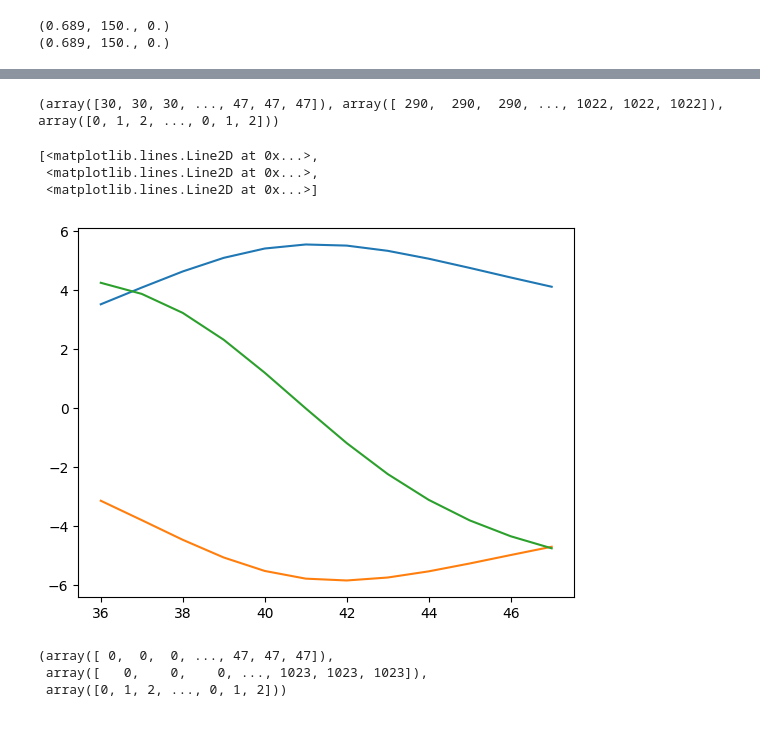
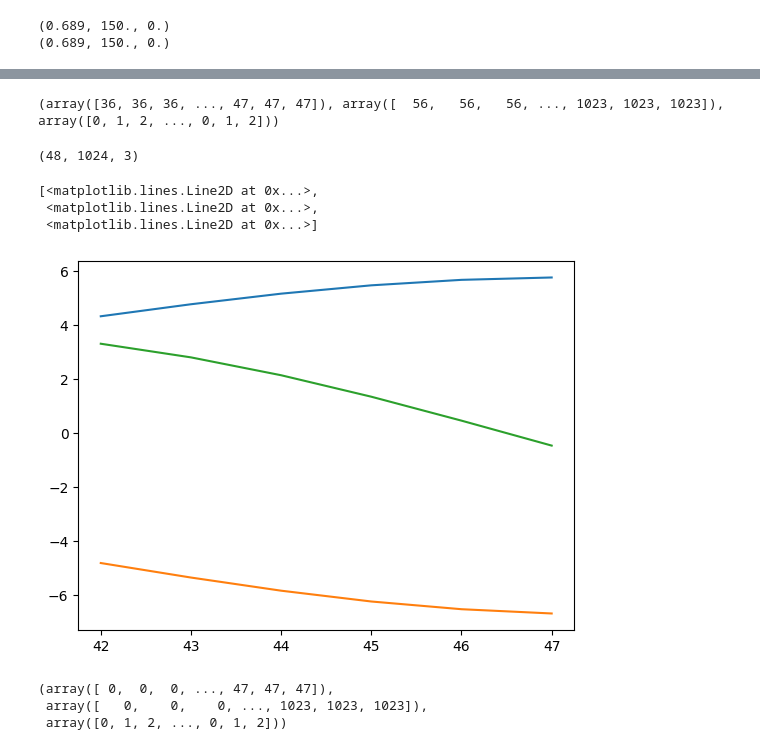
Before and after one commit to helioforecast/py3DCORE_h4c_basic, a Jupyter notebook: insitumag_solo_06092022.ipynb, the cells around one changed output, grey strips where cells are left out. Saved outputs shown, nothing was run; the diff lists cells and outputs as text; code cells hidden in the pictures.

```diff
--- a/insitumag_solo_06092022.ipynb
+++ b/insitumag_solo_06092022.ipynb
@@ -15,15 +15,15 @@ import matplotlib.pyplot as plt
 overwrite = {
     "cme_longitude": {
             "maximum": 180,
-            "minimum": 170
+            "minimum": 175
         },
     "cme_latitude": {
             "maximum": -9,
             "minimum": -10
         },
     "cme_inclination" :{
-            "maximum": 6.5,
-            "minimum": 5.5
+            "maximum": 0.7,
+            "minimum": 0.5
         },
     "cme_diameter_1au" :{
             "maximum": 0.4,
@@ -34,28 +34,28 @@ overwrite = {
             "minimum": 1
         },
     "cme_launch_radius": {
-            "maximum": 15.5,
-            "minimum": 14.5
+            "maximum": 15.0,
+            "minimum": 14.3
         },
     "cme_launch_velocity": {
-            "maximum": 1750,
-            "minimum": 1650
+            "maximum": 1950,
+            "minimum": 1850
         },
     "t_factor": {
-            "maximum": 150,
-            "minimum": 140
+            "maximum": 170,
+            "minimum": 150
         },
     "magnetic_field_strength_1au": {
-            "maximum": 26,
-            "minimum": 24
+            "maximum": 29,
+            "minimum": 28
         },
     "background_drag": {
-            "maximum": 0.6,
-            "minimum": 0.5
+            "maximum": 1.65,
+            "minimum": 1.5
         },
     "background_velocity": {
-            "maximum": 625,
-            "minimum": 550
+            "maximum": 675,
+            "minimum": 600
         },
 }
 
@@ -183,15 +165,18 @@ print(outa)
 A=np.array(outa[0])
 print(np.where(A!=0))
 A[A==0] = np.nan
+
+A.shape
 # %% [output]
-(array([30, 30, 30, ..., 47, 47, 47]), array([ 290,  290,  290, ..., 1022, 1022, 1022]), array([0, 1, 2, ..., 0, 1, 2]))
+(array([36, 36, 36, ..., 47, 47, 47]), array([  56,   56,   56, ..., 1023, 1023, 1023]), array([0, 1, 2, ..., 0, 1, 2]))
+(48, 1024, 3)
 # %%
-plt.plot(A[:, 47, :])
+plt.plot(A[:, 46, :])
 # %% [output]
 [<matplotlib.lines.Line2D at 0x...>,
  <matplotlib.lines.Line2D at 0x...>,
  <matplotlib.lines.Line2D at 0x...>]
-[figure, old version]
+[figure, new version]
 # %%
 np.where(A != 0)
 # %% [output]
```
Also changed, not shown: parts of 3 cells of this notebook, 17 other files.
